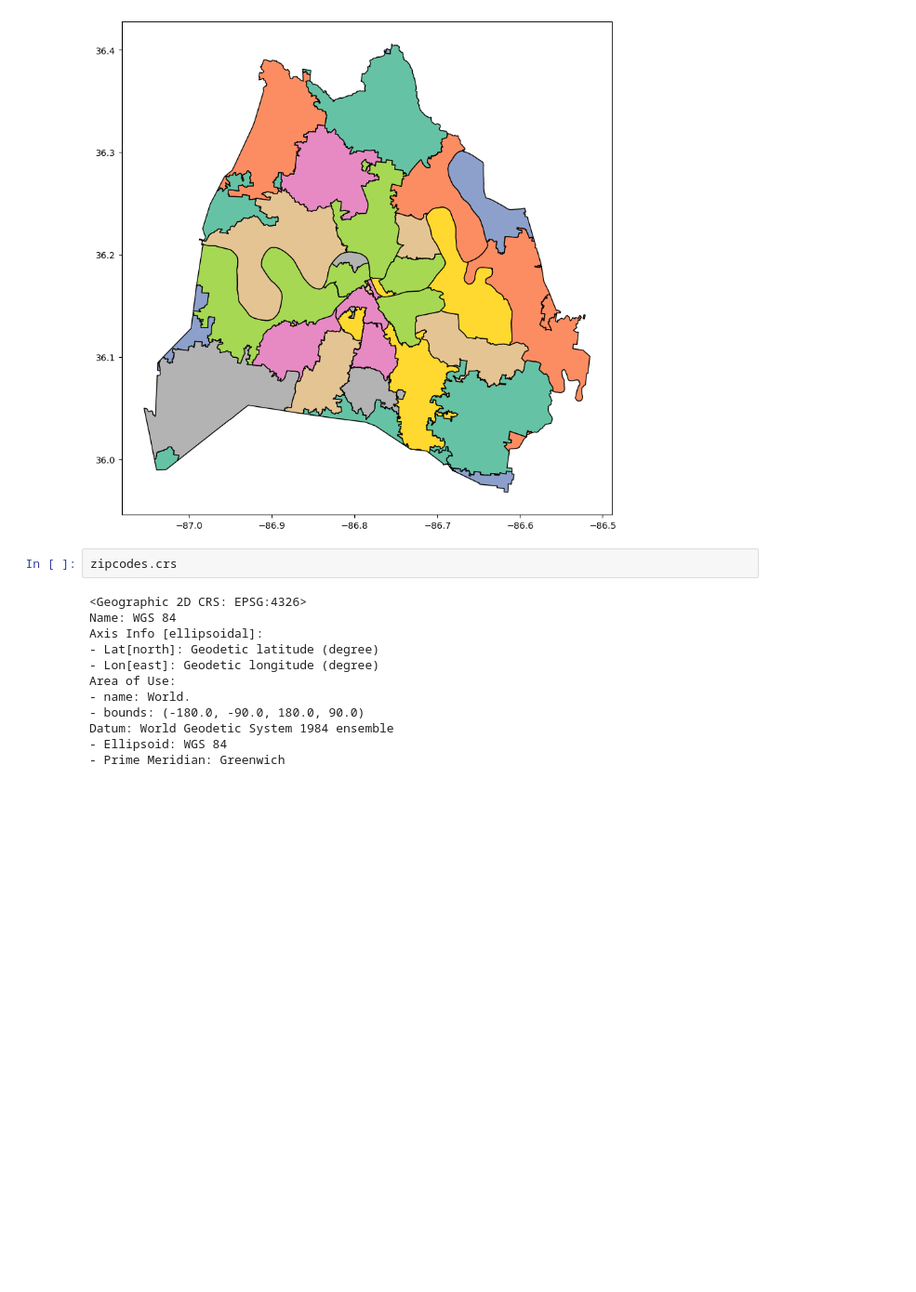
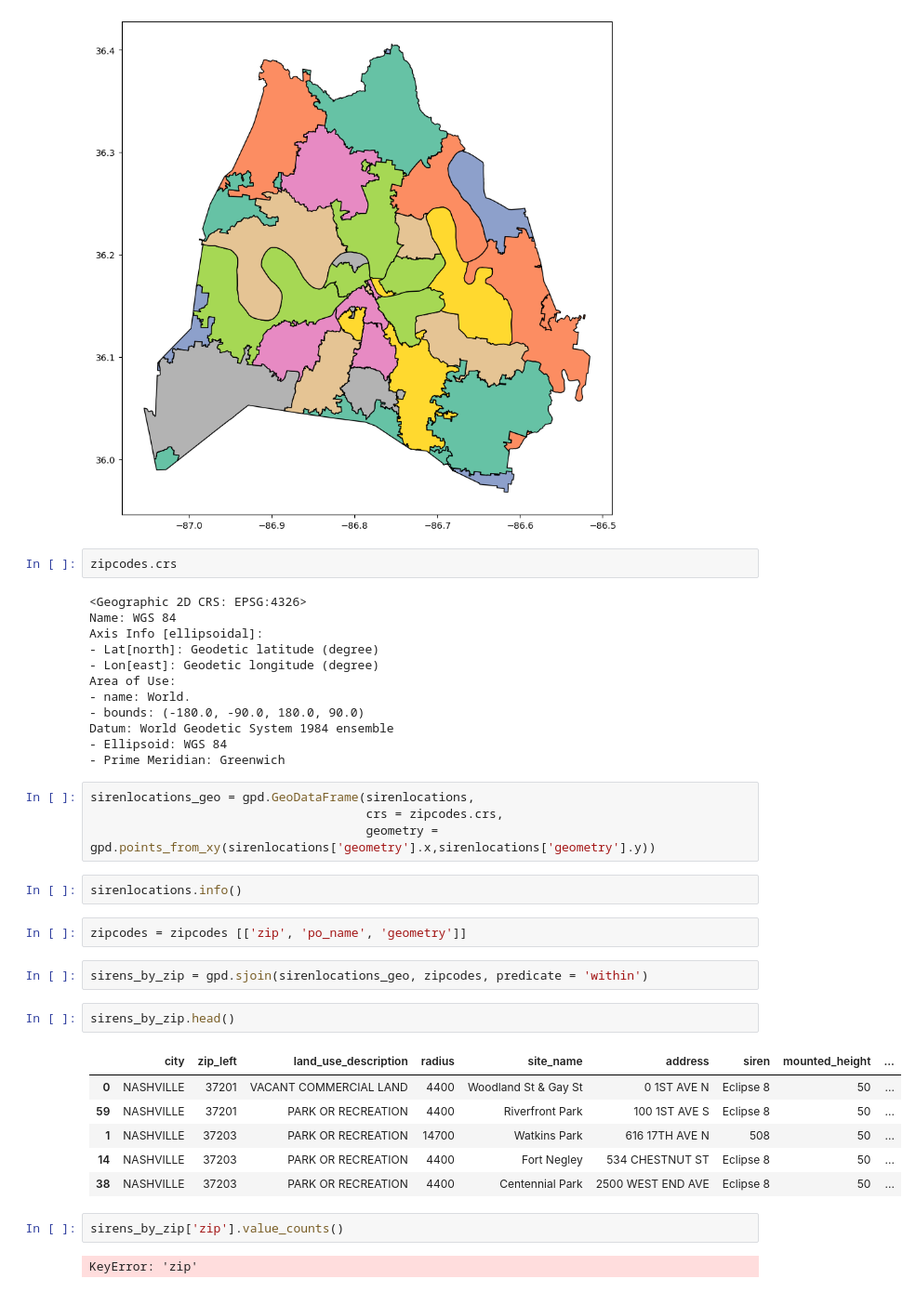
Before and after one commit to NSS-Data-Analytics-Cohort-10/geospatial-python-workshop-jayebarber, a Jupyter notebook: notebooks/personalgeospatial.ipynb, the cells around one changed output. Shown at 93% size. Cells and saved outputs as stored; diff of their text form; blank space fills up the shorter version.

```diff
--- a/notebooks/personalgeospatial.ipynb
+++ b/notebooks/personalgeospatial.ipynb
@@ -88,3 +113,26 @@ Area of Use:
 Datum: World Geodetic System 1984 ensemble
 - Ellipsoid: WGS 84
 - Prime Meridian: Greenwich
+# %%
+sirenlocations_geo = gpd.GeoDataFrame(sirenlocations,
+                                      crs = zipcodes.crs,
+                                      geometry = gpd.points_from_xy(sirenlocations['geometry'].x,sirenlocations['geometry'].y))
+# %%
+sirenlocations.info()
+# %%
+zipcodes = zipcodes [['zip', 'po_name', 'geometry']]
+# %%
+sirens_by_zip = gpd.sjoin(sirenlocations_geo, zipcodes, predicate = 'within')
+# %%
+sirens_by_zip.head()
+# %% [output]
+|  | city | zip_left | land_use_description | radius | site_name | address | siren | mounted_height | ... |
+| 0 | NASHVILLE | 37201 | VACANT COMMERCIAL LAND | 4400 | Woodland St & Gay St | 0 1ST AVE N | Eclipse 8 | 50 | ... |
+| 59 | NASHVILLE | 37201 | PARK OR RECREATION | 4400 | Riverfront Park | 100 1ST AVE S | Eclipse 8 | 50 | ... |
+| 1 | NASHVILLE | 37203 | PARK OR RECREATION | 14700 | Watkins Park | 616 17TH AVE N | 508 | 50 | ... |
+| 14 | NASHVILLE | 37203 | PARK OR RECREATION | 4400 | Fort Negley | 534 CHESTNUT ST | Eclipse 8 | 50 | ... |
+| 38 | NASHVILLE | 37203 | PARK OR RECREATION | 4400 | Centennial Park | 2500 WEST END AVE | Eclipse 8 | 50 | ... |
+# %%
+sirens_by_zip['zip'].value_counts()
+# %% [output]
+KeyError: 'zip'
```
Also changed, not shown: parts of 2 cells of this notebook.
